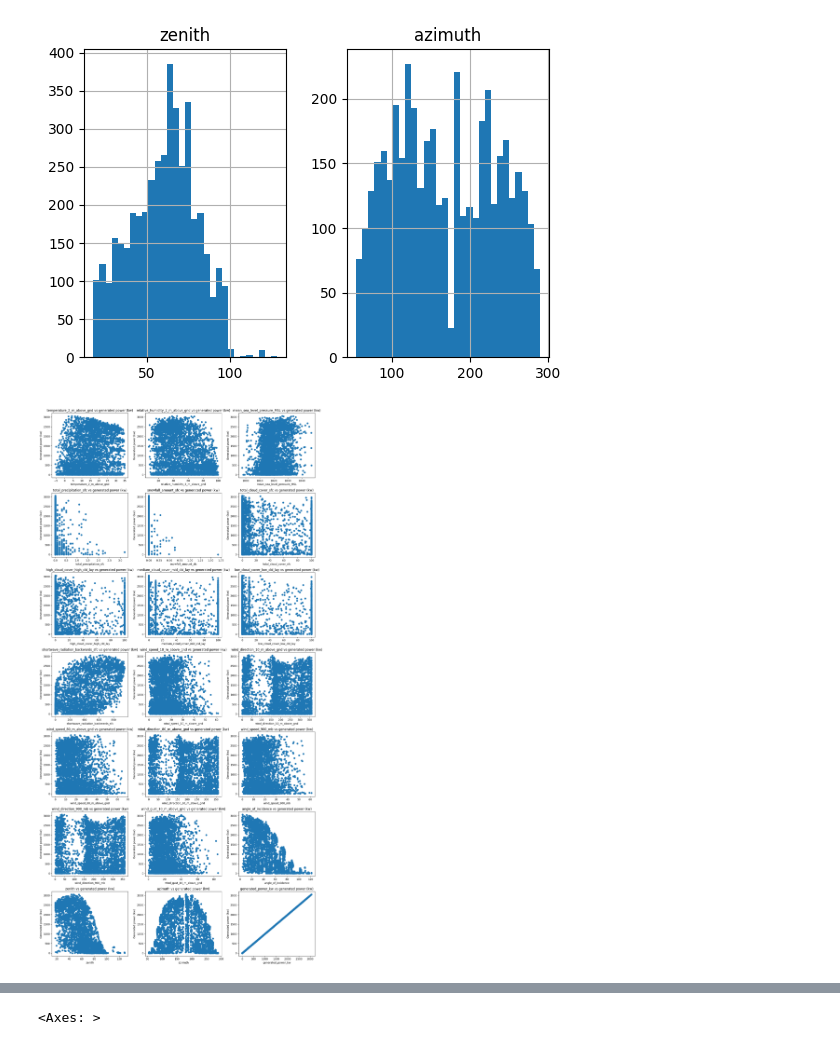
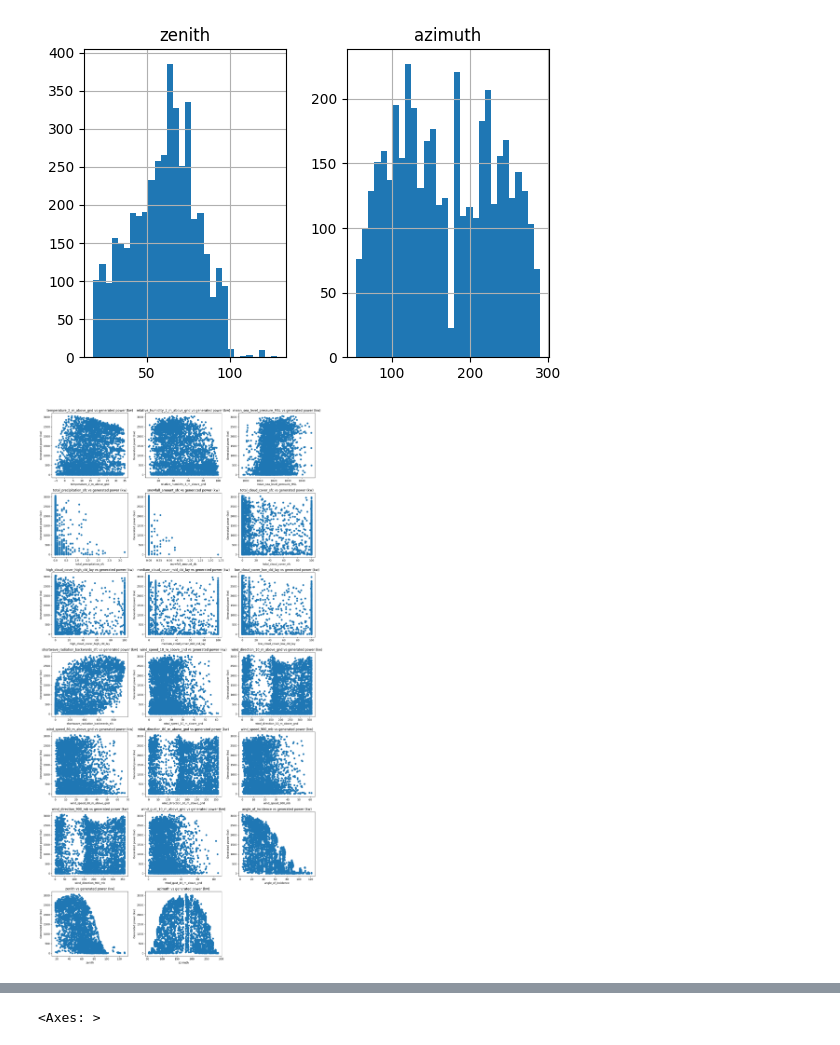
Before and after one commit to PythoPrince/solarpowerprediction.io, a Jupyter notebook: solarpowerpreduction.ipynb, the cells around one changed output, grey strips where cells are left out. Drawn from its saved outputs; the diff is of its cells as text; code cells hidden in the pictures.

```diff
--- a/solarpowerpreduction.ipynb
+++ b/solarpowerpreduction.ipynb
@@ -165,17 +165,17 @@ plt.show()
 # %%
 # bivariate analysis
 # Scatter plot with target feature
 plt.figure(figsize=(15, 30))
-for i, column in enumerate(df.columns):
+for i, column in enumerate(df.columns[:-1]):
     plt.subplot(7,3, i+1)
     plt.scatter(df[column], df['generated_power_kw'])
     plt.title(f'{column} vs generated power (kw)')
     plt.xlabel(column)
     plt.ylabel('Generated power (kw)')
 plt.tight_layout()
 plt.show()
 # %% [output]
-[figure, old version]
+[figure, new version]
 # %%
 df.corr()
 # %% [output]
```
